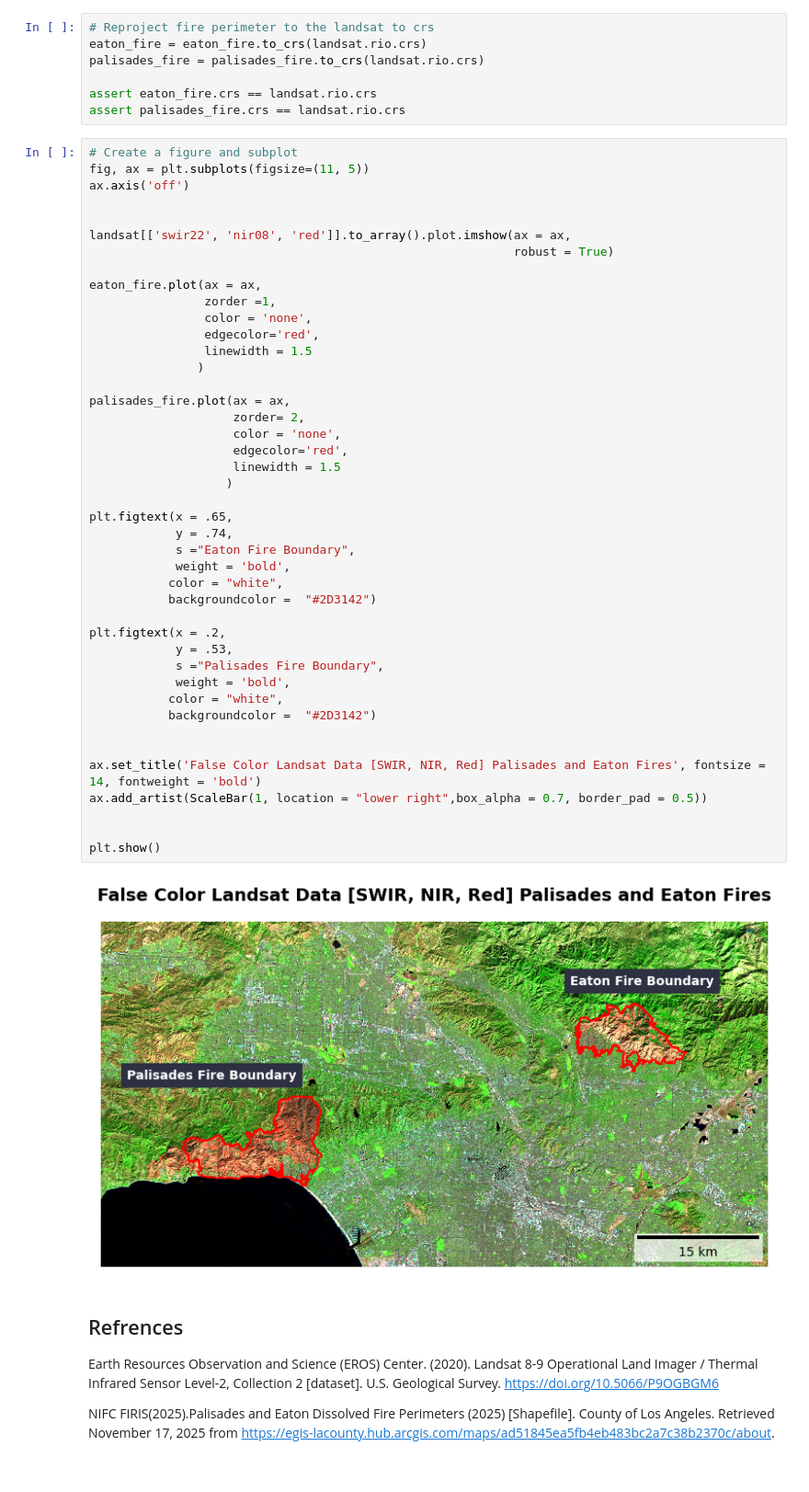
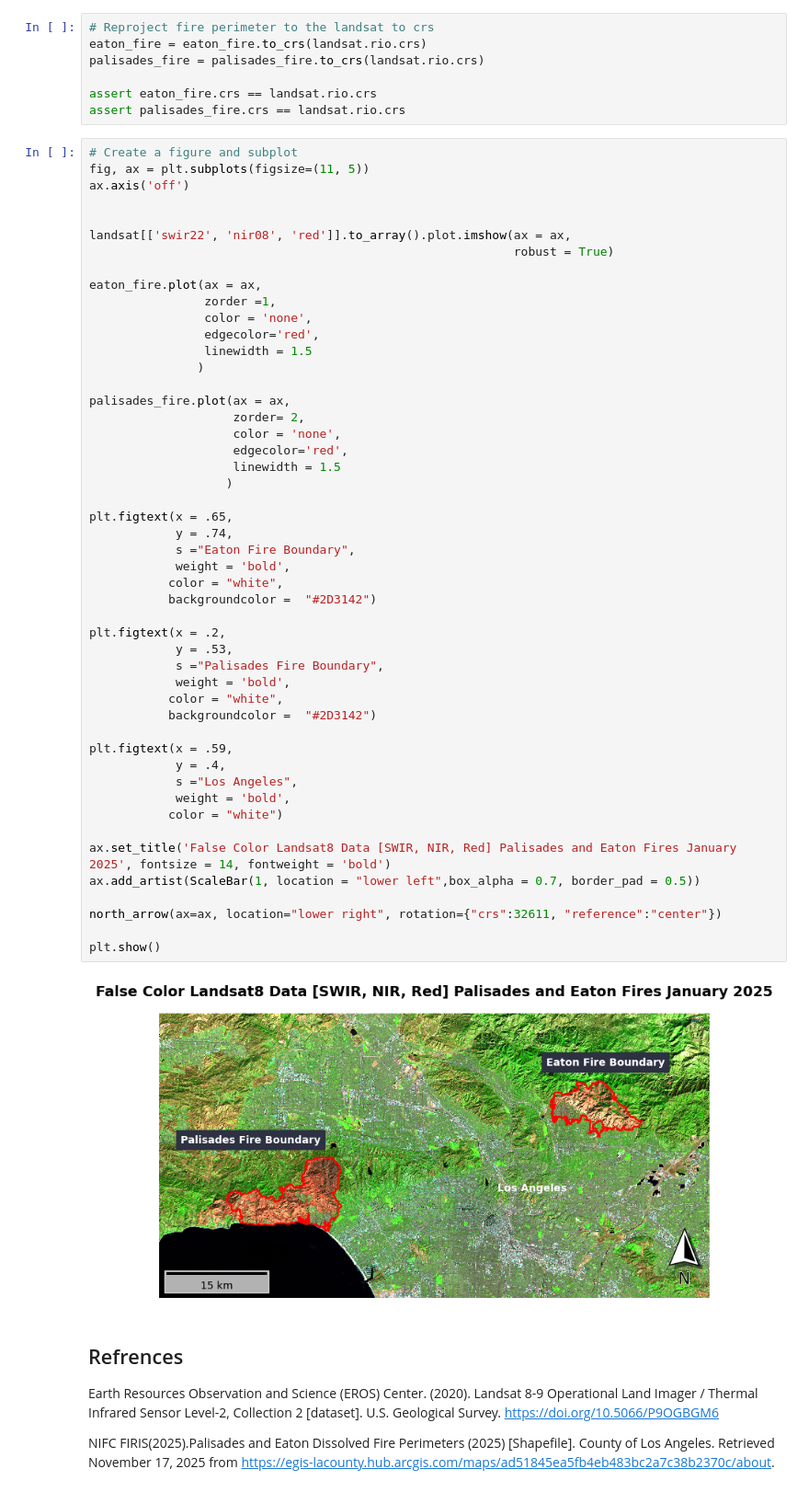
Before and after one commit to sofiiir/eds220-hwk4, a Jupyter notebook: hwk4-task2-false-color-RODAS.ipynb, the cells around one changed output. Shown at 92% size. Drawn from its saved outputs; the diff is of its cells as text.

```diff
--- a/hwk4-task2-false-color-RODAS.ipynb
+++ b/hwk4-task2-false-color-RODAS.ipynb
@@ -258,36 +271,42 @@ eaton_fire.plot(ax = ax,
                 edgecolor='red',
                 linewidth = 1.5
                )
 
 palisades_fire.plot(ax = ax,
                     zorder= 2,
                     color = 'none',
                     edgecolor='red',
                     linewidth = 1.5
                    )
 
 plt.figtext(x = .65,
             y = .74,
             s ="Eaton Fire Boundary",
             weight = 'bold',
            color = "white",
            backgroundcolor =  "#2D3142")
 
 plt.figtext(x = .2,
             y = .53,
             s ="Palisades Fire Boundary",
             weight = 'bold',
            color = "white",
            backgroundcolor =  "#2D3142")
 
+plt.figtext(x = .59,
+            y = .4,
+            s ="Los Angeles",
+            weight = 'bold',
+           color = "white")
 
-ax.set_title('False Color Landsat Data [SWIR, NIR, Red] Palisades and Eaton Fires', fontsize = 14, fontweight = 'bold')
-ax.add_artist(ScaleBar(1, location = "lower right",box_alpha = 0.7, border_pad = 0.5))
+ax.set_title('False Color Landsat8 Data [SWIR, NIR, Red] Palisades and Eaton Fires January 2025', fontsize = 14, fontweight = 'bold')
+ax.add_artist(ScaleBar(1, location = "lower left",box_alpha = 0.7, border_pad = 0.5))
 
+north_arrow(ax=ax, location="lower right", rotation={"crs":32611, "reference":"center"})
 
 plt.show()
 # %% [output]
-[figure, old version]
+[figure, new version]
 # %% [markdown]
 ## Refrences
 
```
Also changed, not shown: parts of 3 cells of this notebook.
